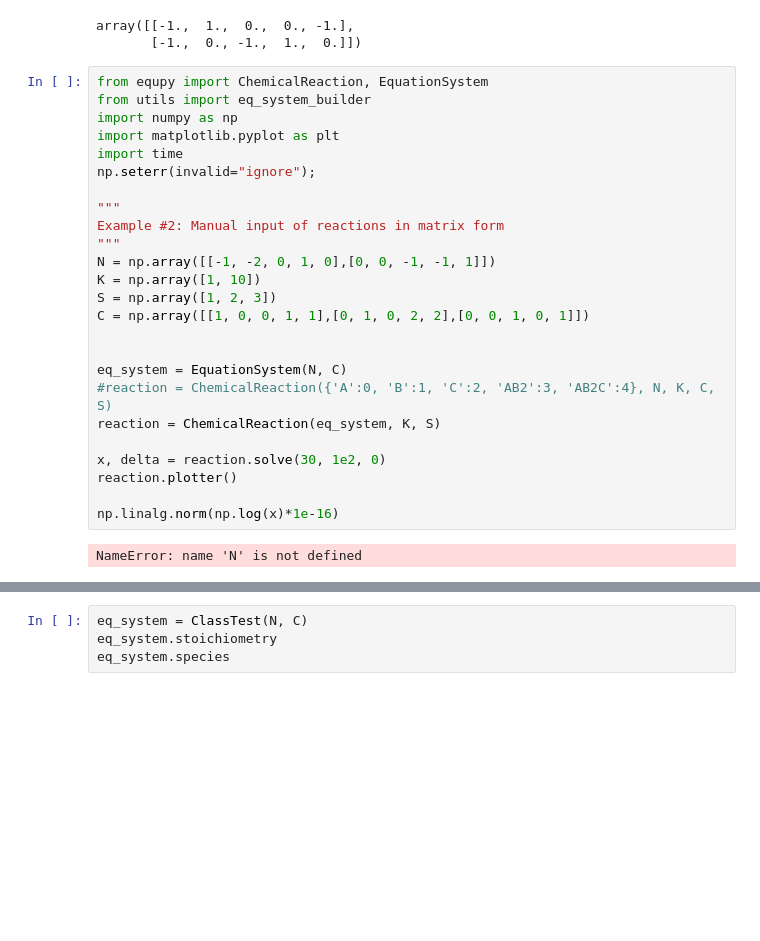
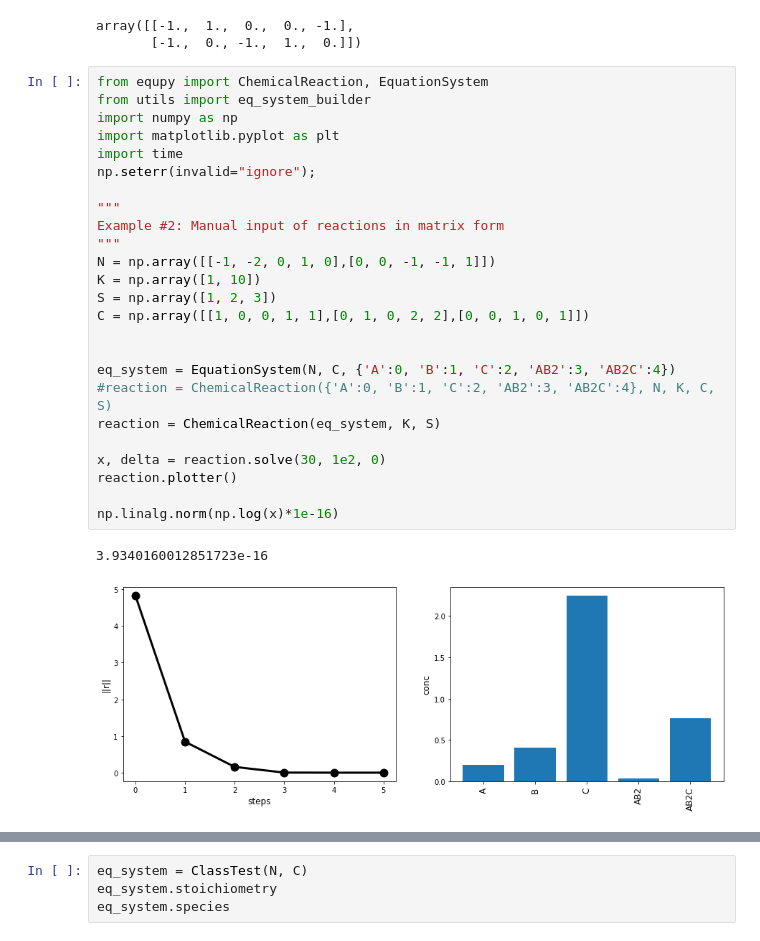
Before and after one commit to mtod92/equpy, a Jupyter notebook: equpy_test.ipynb, the cells around one changed output, grey strips where cells are left out. Cells and saved outputs as stored; diff of their text form; blank space fills up the shorter version.

Commit message:
edited equations class

```diff
--- a/equpy_test.ipynb
+++ b/equpy_test.ipynb
@@ -160,27 +163,28 @@ array([[-1.,  1.,  0.,  0., -1.],
 # %%
 from equpy import ChemicalReaction, EquationSystem
 from utils import eq_system_builder
 import numpy as np
 import matplotlib.pyplot as plt
 import time
 np.seterr(invalid="ignore");
 
 """
 Example #2: Manual input of reactions in matrix form
 """
 N = np.array([[-1, -2, 0, 1, 0],[0, 0, -1, -1, 1]])
 K = np.array([1, 10])
 S = np.array([1, 2, 3])
 C = np.array([[1, 0, 0, 1, 1],[0, 1, 0, 2, 2],[0, 0, 1, 0, 1]])
 
 
-eq_system = EquationSystem(N, C)
+eq_system = EquationSystem(N, C, {'A':0, 'B':1, 'C':2, 'AB2':3, 'AB2C':4})
 #reaction = ChemicalReaction({'A':0, 'B':1, 'C':2, 'AB2':3, 'AB2C':4}, N, K, C, S)
 reaction = ChemicalReaction(eq_system, K, S)
 
 x, delta = reaction.solve(30, 1e2, 0)
 reaction.plotter()
 
 np.linalg.norm(np.log(x)*1e-16)
 # %% [output]
-NameError: name 'N' is not defined
+3.9340160012851723e-16
+[figure, added]
```
Also changed, not shown: parts of 4 cells of this notebook, 1 other file.
